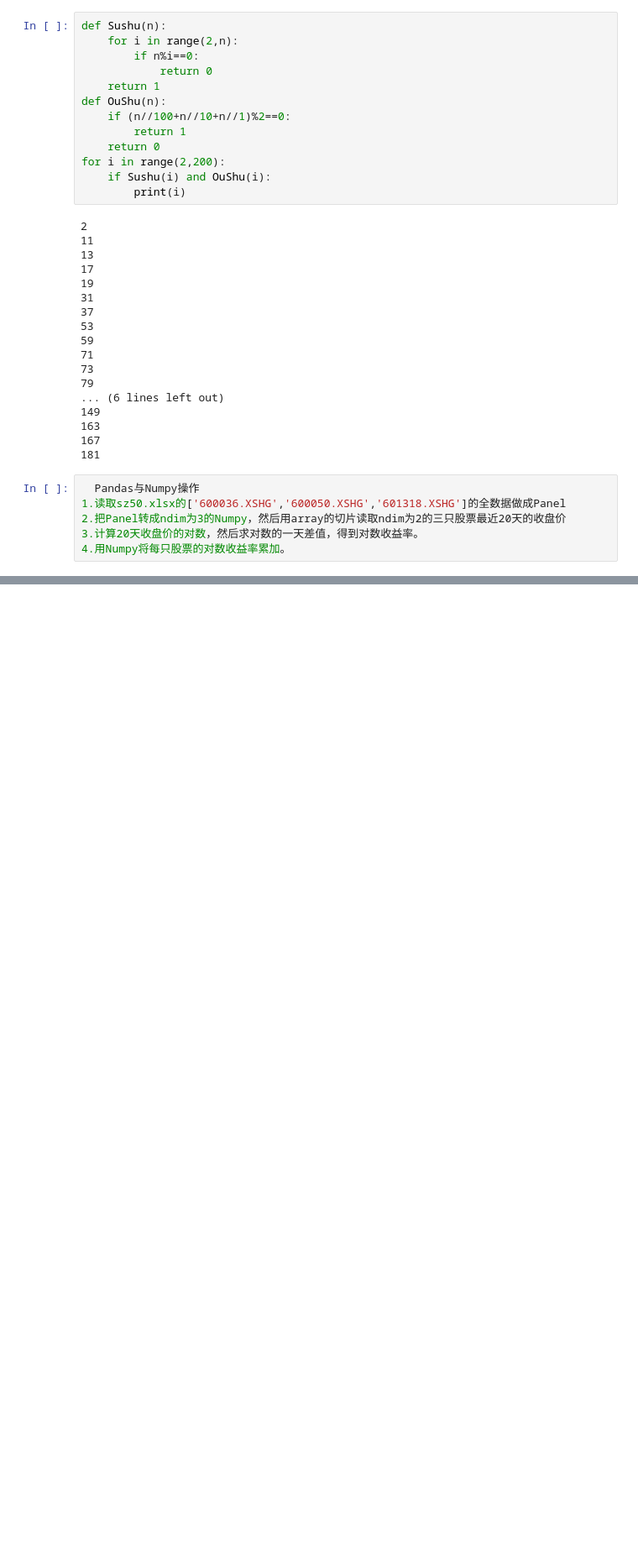
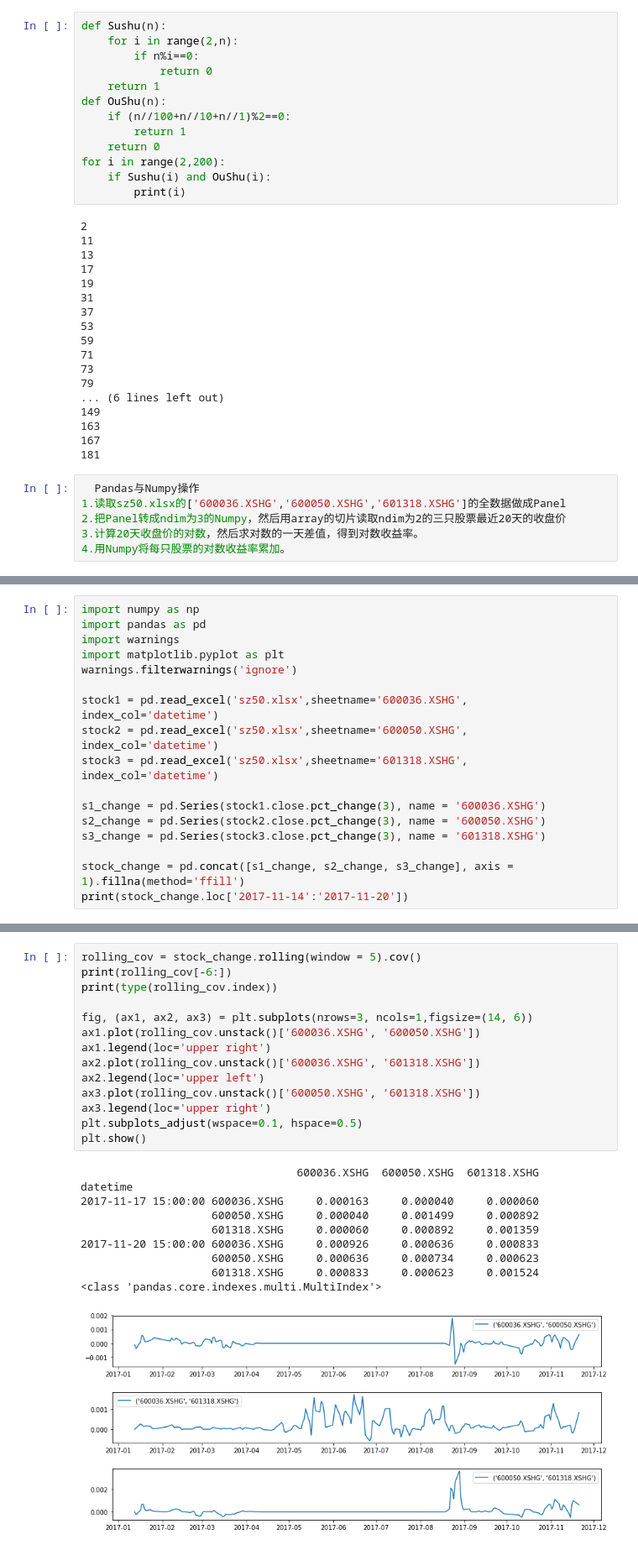
Before and after one commit to gui-yuan/homework, a Jupyter notebook: 作业.ipynb, the cells around one changed output, grey strips where cells are left out. Shown at 84% size. Cells and saved outputs as stored; diff of their text form; blank space fills up the shorter version.

```diff
--- a/作业.ipynb
+++ b/作业.ipynb
@@ -102,0 +185,17 @@ FileNotFoundError: [Errno 2] No such file or directory: 'sz50.xlsx'
+# %%
+import numpy as np
+import pandas as pd
+import warnings
+import matplotlib.pyplot as plt
+warnings.filterwarnings('ignore')
+
+stock1 = pd.read_excel('sz50.xlsx',sheetname='600036.XSHG', index_col='datetime')
+stock2 = pd.read_excel('sz50.xlsx',sheetname='600050.XSHG', index_col='datetime')
+stock3 = pd.read_excel('sz50.xlsx',sheetname='601318.XSHG', index_col='datetime')
+
+s1_change = pd.Series(stock1.close.pct_change(3), name = '600036.XSHG')
+s2_change = pd.Series(stock2.close.pct_change(3), name = '600050.XSHG')
+s3_change = pd.Series(stock3.close.pct_change(3), name = '601318.XSHG')
+
+stock_change = pd.concat([s1_change, s2_change, s3_change], axis = 1).fillna(method='ffill')
+print(stock_change.loc['2017-11-14':'2017-11-20'])
@@ -102,0 +210,25 @@ FileNotFoundError: [Errno 2] No such file or directory: 'sz50.xlsx'
+# %%
+rolling_cov = stock_change.rolling(window = 5).cov()
+print(rolling_cov[-6:])
+print(type(rolling_cov.index))
+
+fig, (ax1, ax2, ax3) = plt.subplots(nrows=3, ncols=1,figsize=(14, 6))
+ax1.plot(rolling_cov.unstack()['600036.XSHG', '600050.XSHG'])
+ax1.legend(loc='upper right')
+ax2.plot(rolling_cov.unstack()['600036.XSHG', '601318.XSHG'])
+ax2.legend(loc='upper left')
+ax3.plot(rolling_cov.unstack()['600050.XSHG', '601318.XSHG'])
+ax3.legend(loc='upper right')
+plt.subplots_adjust(wspace=0.1, hspace=0.5)
+plt.show()
+# %% [output]
+                                 600036.XSHG  600050.XSHG  601318.XSHG
+datetime
+2017-11-17 15:00:00 600036.XSHG     0.000163     0.000040     0.000060
+                    600050.XSHG     0.000040     0.001499     0.000892
+                    601318.XSHG     0.000060     0.000892     0.001359
+2017-11-20 15:00:00 600036.XSHG     0.000926     0.000636     0.000833
+                    600050.XSHG     0.000636     0.000734     0.000623
+                    601318.XSHG     0.000833     0.000623     0.001524
+<class 'pandas.core.indexes.multi.MultiIndex'>
+[figure, added]
```
Also changed, not shown: parts of 8 cells of this notebook.
